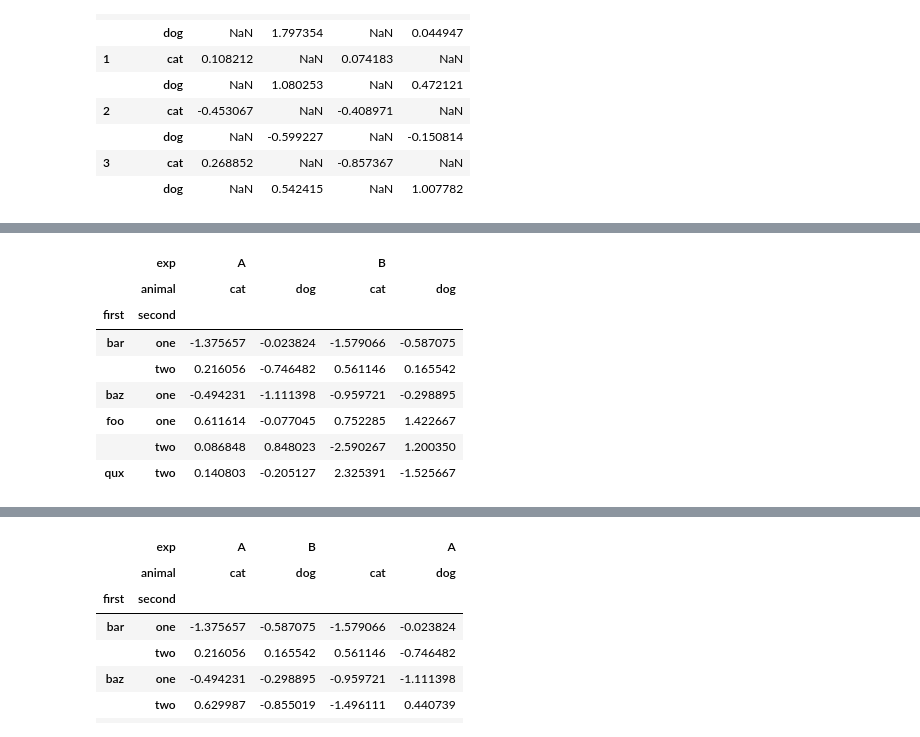
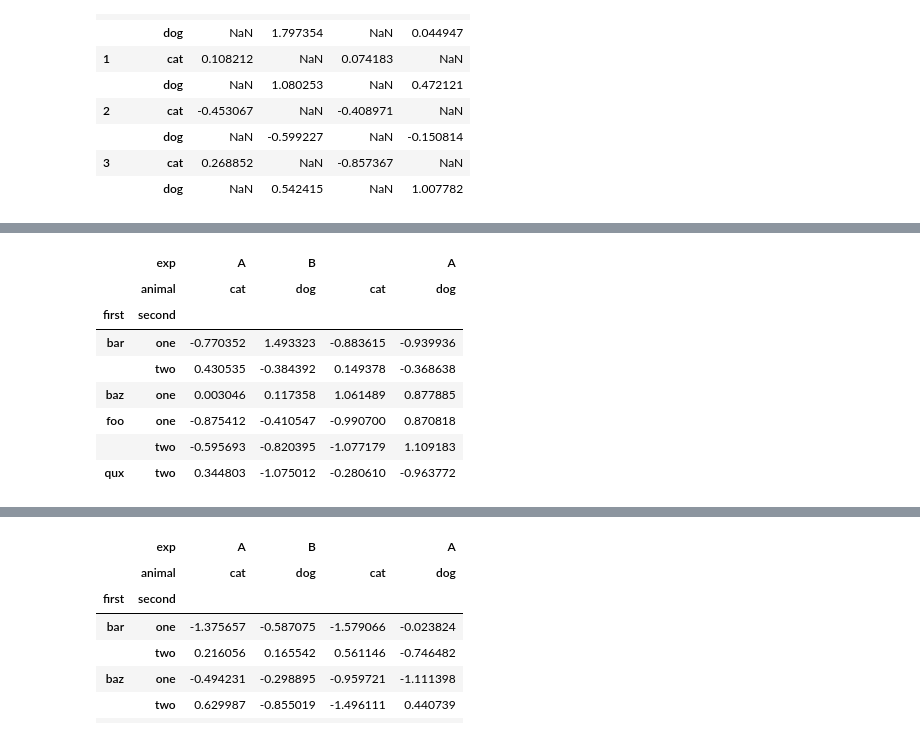
Before and after one commit to guamoshtli/Pandas, a Jupyter notebook: pivot.ipynb, the cells around one changed output, grey strips where cells are left out. Drawn from its saved outputs; the diff is of its cells as text; code cells hidden in the pictures.

```diff
--- a/pivot.ipynb
+++ b/pivot.ipynb
@@ -341,12 +368,12 @@ df2.stack("exp")
 # %%
-df2.stack().unstack()
+df2
 # %% [output]
-|  | exp | A |  | B |  |
+|  | exp | A | B |  | A |
 |  | animal | cat | dog | cat | dog |
 | first | second |  |  |  |  |
-| bar | one | -1.375657 | -0.023824 | -1.579066 | -0.587075 |
-|  | two | 0.216056 | -0.746482 | 0.561146 | 0.165542 |
-| baz | one | -0.494231 | -1.111398 | -0.959721 | -0.298895 |
-| foo | one | 0.611614 | -0.077045 | 0.752285 | 1.422667 |
-|  | two | 0.086848 | 0.848023 | -2.590267 | 1.200350 |
-| qux | two | 0.140803 | -0.205127 | 2.325391 | -1.525667 |
+| bar | one | -0.770352 | 1.493323 | -0.883615 | -0.939936 |
+|  | two | 0.430535 | -0.384392 | 0.149378 | -0.368638 |
+| baz | one | 0.003046 | 0.117358 | 1.061489 | 0.877885 |
+| foo | one | -0.875412 | -0.410547 | -0.990700 | 0.870818 |
+|  | two | -0.595693 | -0.820395 | -1.077179 | 1.109183 |
+| qux | two | 0.344803 | -1.075012 | -0.280610 | -0.963772 |
```
Also changed, not shown: parts of 57 cells of this notebook.
